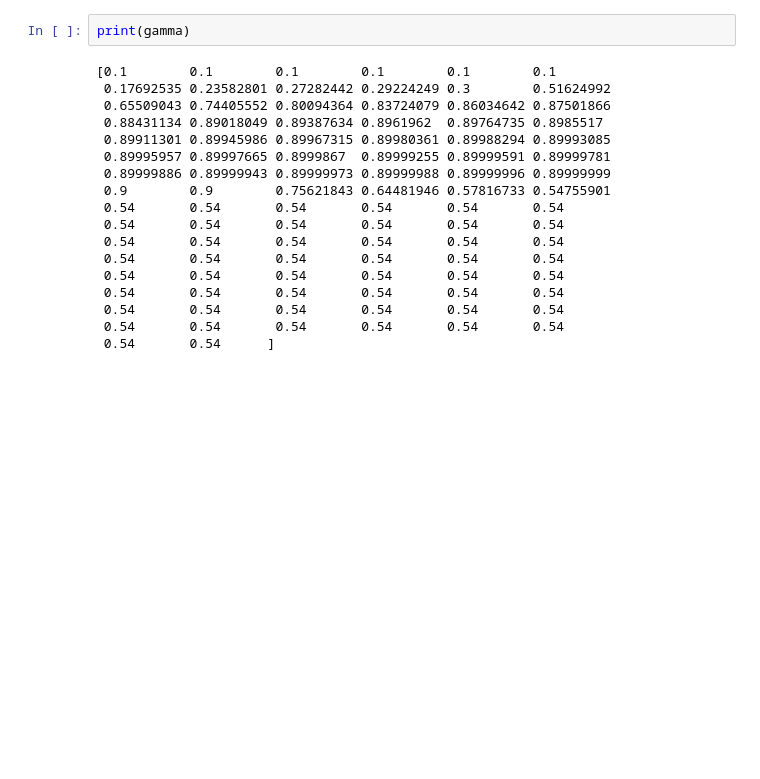
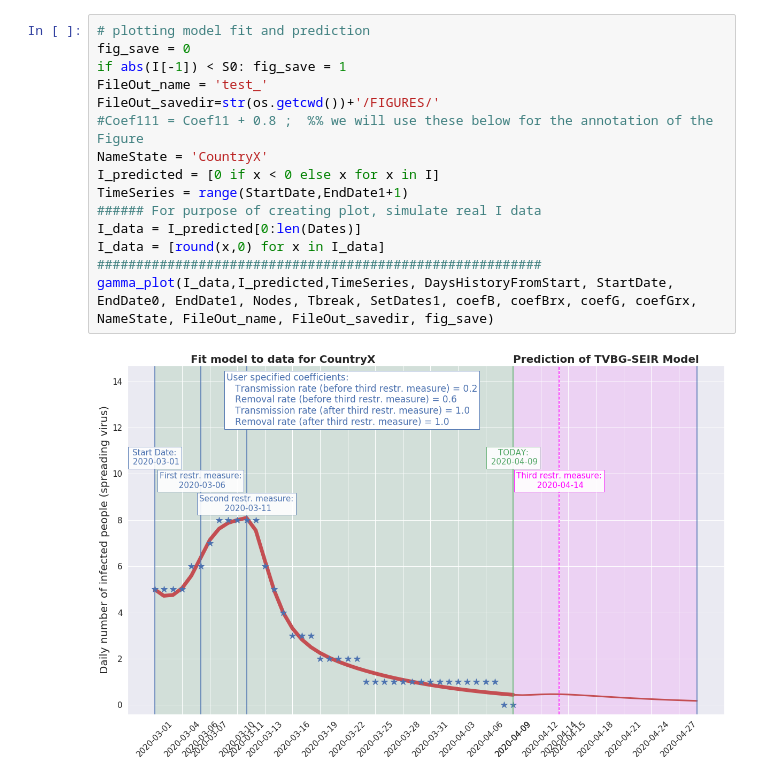
Before and after one commit to zkuncheva/seir_project, a Jupyter notebook: source/main_tmp.ipynb, the cells around one changed output. Cells and saved outputs as stored; diff of their text form; blank space fills up the shorter version.

```diff
--- a/source/main_tmp.ipynb
+++ b/source/main_tmp.ipynb
@@ -79,20 +80,17 @@ Tbreak=SetDates1[0]
-# %%
-print(gamma)
-# %% [output]
-[0.1        0.1        0.1        0.1        0.1        0.1
- 0.17692535 0.23582801 0.27282442 0.29224249 0.3        0.51624992
- 0.65509043 0.74405552 0.80094364 0.83724079 0.86034642 0.87501866
- 0.88431134 0.89018049 0.89387634 0.8961962  0.89764735 0.8985517
- 0.89911301 0.89945986 0.89967315 0.89980361 0.89988294 0.89993085
- 0.89995957 0.89997665 0.8999867  0.89999255 0.89999591 0.89999781
- 0.89999886 0.89999943 0.89999973 0.89999988 0.89999996 0.89999999
- 0.9        0.9        0.75621843 0.64481946 0.57816733 0.54755901
- 0.54       0.54       0.54       0.54       0.54       0.54
- 0.54       0.54       0.54       0.54       0.54       0.54
- 0.54       0.54       0.54       0.54       0.54       0.54
- 0.54       0.54       0.54       0.54       0.54       0.54
- 0.54       0.54       0.54       0.54       0.54       0.54
- 0.54       0.54       0.54       0.54       0.54       0.54
- 0.54       0.54       0.54       0.54       0.54       0.54
- 0.54       0.54       0.54       0.54       0.54       0.54
- 0.54       0.54      ]
+# %%
+# plotting model fit and prediction
+fig_save = 0
+if abs(I[-1]) < S0: fig_save = 1
+FileOut_name = 'test_'
+FileOut_savedir=str(os.getcwd())+'/FIGURES/'
+#Coef111 = Coef11 + 0.8 ;  %% we will use these below for the annotation of the Figure
+NameState = 'CountryX'
+I_predicted = [0 if x < 0 else x for x in I]
+TimeSeries = range(StartDate,EndDate1+1)
+###### For purpose of creating plot, simulate real I data
+I_data = I_predicted[0:len(Dates)]
+I_data = [round(x,0) for x in I_data]
+#########################################################
+gamma_plot(I_data,I_predicted,TimeSeries, DaysHistoryFromStart, StartDate, EndDate0, EndDate1, Nodes, Tbreak, SetDates1, coefB, coefBrx, coefG, coefGrx, NameState, FileOut_name, FileOut_savedir, fig_save)
+# %% [output]
+[figure, added]
```
Also changed, not shown: parts of 5 cells of this notebook, 2 other files.
